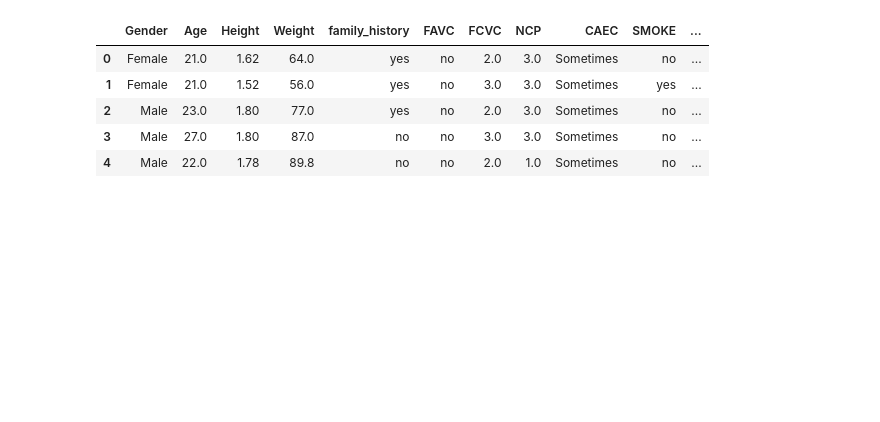
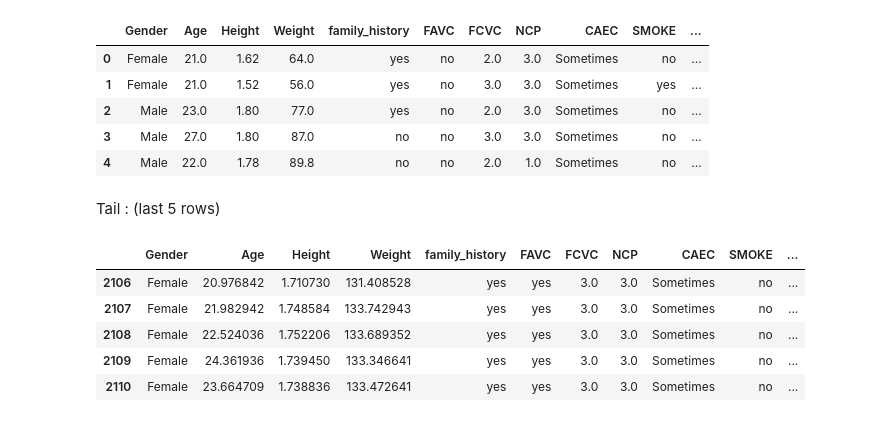
Before and after one commit to Nevin100/Pandas-PlayGround, a Jupyter notebook: Pandas.ipynb, the cells around one changed output. Saved outputs shown, nothing was run; the diff lists cells and outputs as text; code cells hidden in the pictures; blank space fills up the shorter version.

```diff
--- a/Pandas.ipynb
+++ b/Pandas.ipynb
@@ -21,3 +25,14 @@ obesity_data.head()
 | 2 | Male | 23.0 | 1.80 | 77.0 | yes | no | 2.0 | 3.0 | Sometimes | no | ... |
 | 3 | Male | 27.0 | 1.80 | 87.0 | no | no | 3.0 | 3.0 | Sometimes | no | ... |
 | 4 | Male | 22.0 | 1.78 | 89.8 | no | no | 2.0 | 1.0 | Sometimes | no | ... |
+# %% [markdown]
+Tail : (last 5 rows)
+# %%
+obesity_data.tail()
+# %% [output]
+|  | Gender | Age | Height | Weight | family_history | FAVC | FCVC | NCP | CAEC | SMOKE | ... |
+| 2106 | Female | 20.976842 | 1.710730 | 131.408528 | yes | yes | 3.0 | 3.0 | Sometimes | no | ... |
+| 2107 | Female | 21.982942 | 1.748584 | 133.742943 | yes | yes | 3.0 | 3.0 | Sometimes | no | ... |
+| 2108 | Female | 22.524036 | 1.752206 | 133.689352 | yes | yes | 3.0 | 3.0 | Sometimes | no | ... |
+| 2109 | Female | 24.361936 | 1.739450 | 133.346641 | yes | yes | 3.0 | 3.0 | Sometimes | no | ... |
+| 2110 | Female | 23.664709 | 1.738836 | 133.472641 | yes | yes | 3.0 | 3.0 | Sometimes | no | ... |
```
Also changed, not shown: parts of 11 cells of this notebook.
